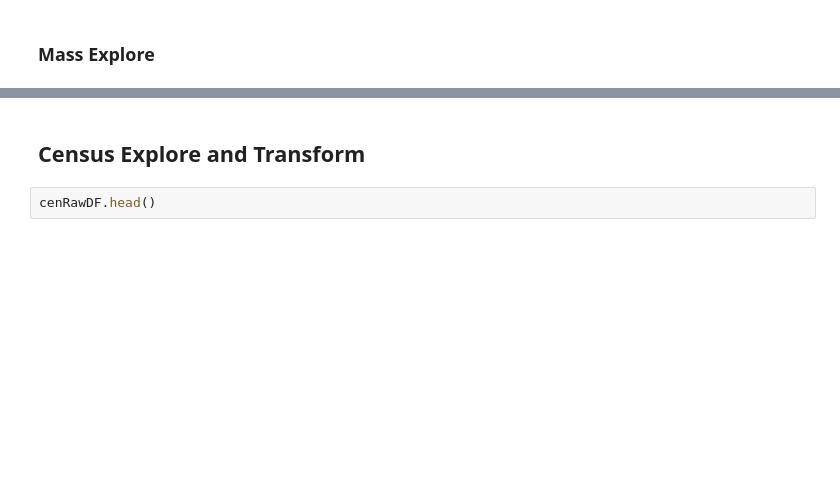
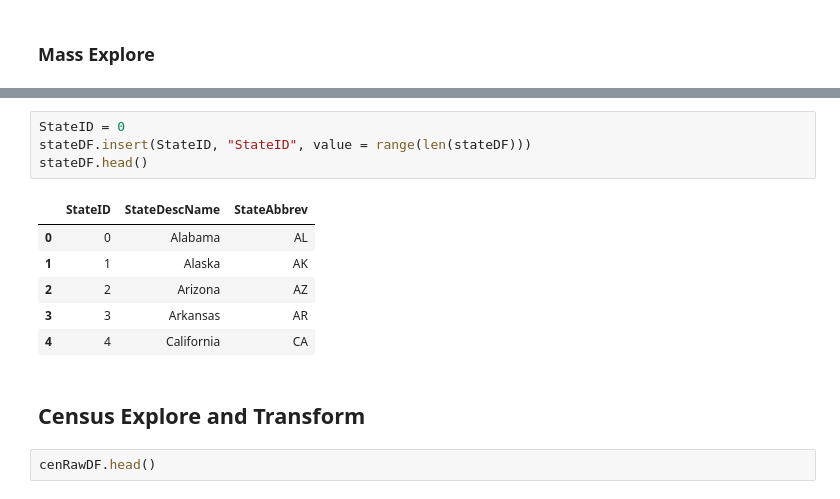
Before and after one commit to kidik425/13-ETL_Project, a Jupyter notebook: Notebooks/ETL_Final.ipynb, the cells around one changed output, grey strips where cells are left out. Cells and saved outputs as stored; diff of their text form; blank space fills up the shorter version.

```diff
--- a/Notebooks/ETL_Final.ipynb
+++ b/Notebooks/ETL_Final.ipynb
@@ -66,3 +108,14 @@ massRawDF.head()
+# %%
+StateID = 0
+stateDF.insert(StateID, "StateID", value = range(len(stateDF)))
+stateDF.head()
+# %% [output]
+|  | StateID | StateDescName | StateAbbrev |
+| 0 | 0 | Alabama | AL |
+| 1 | 1 | Alaska | AK |
+| 2 | 2 | Arizona | AZ |
+| 3 | 3 | Arkansas | AR |
+| 4 | 4 | California | CA |
 # %% [markdown]
 ## Census Explore and Transform
 # %%
```
Also changed, not shown: parts of 32 cells of this notebook, 6 other files.
